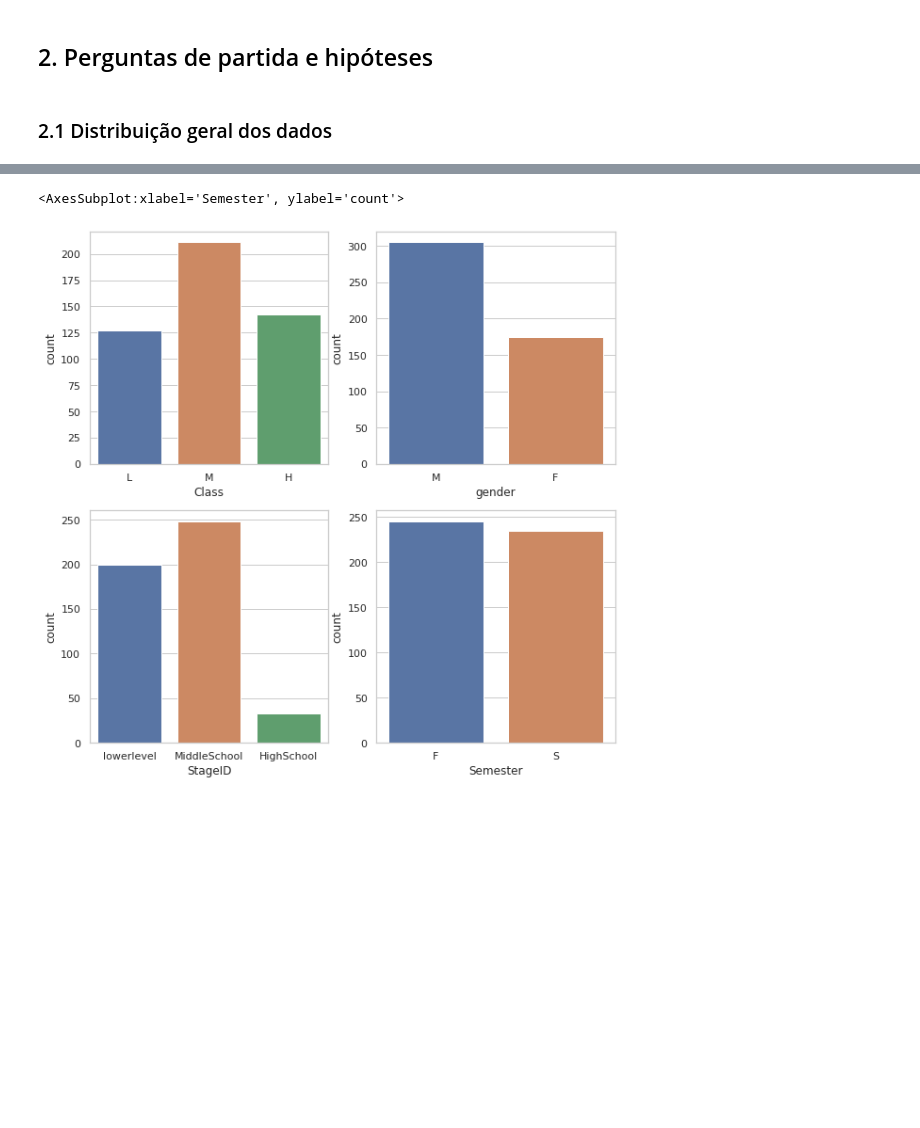
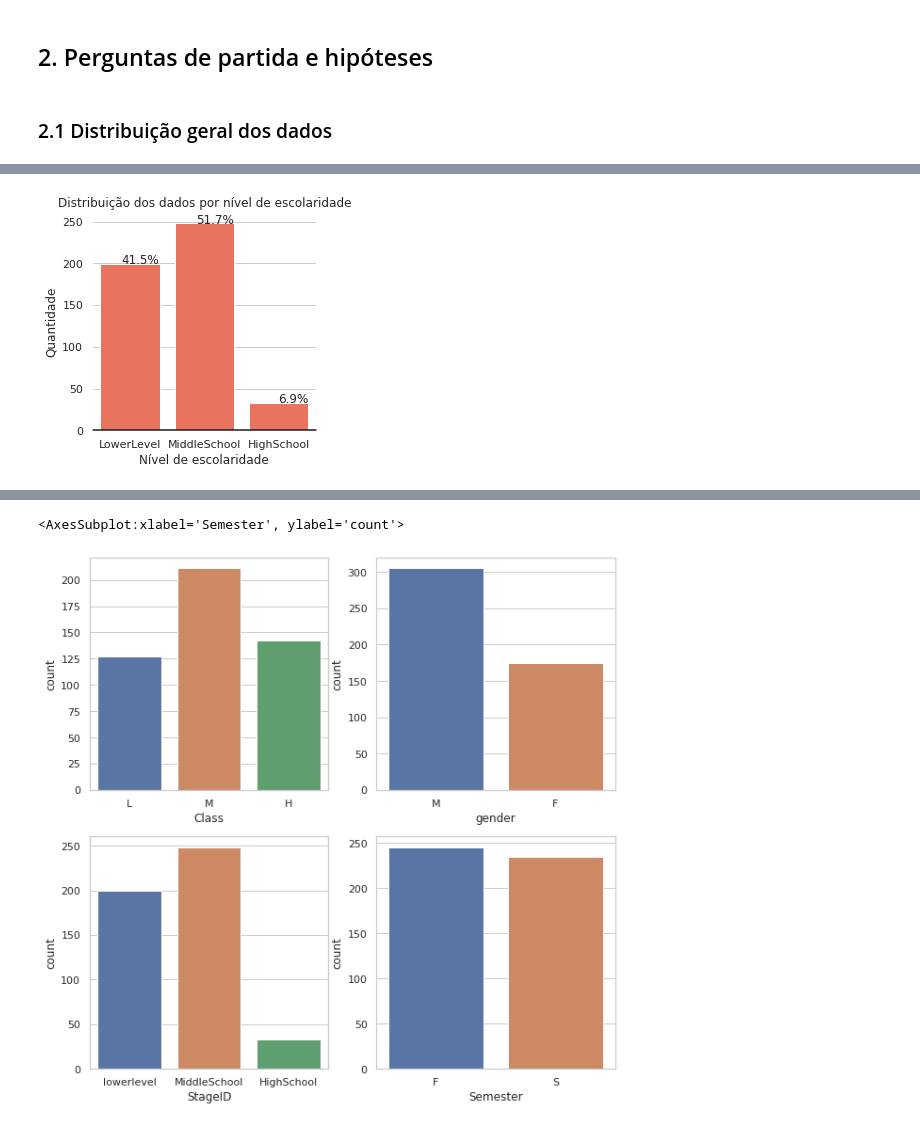
Before and after one commit to atlantico-academy/student-academic-performance, a Jupyter notebook: notebooks/01-exploratory_data_analysis.ipynb, the cells around one changed output, grey strips where cells are left out. Cells and saved outputs as stored; diff of their text form; code cells hidden in the pictures; blank space fills up the shorter version.

```diff
--- a/notebooks/01-exploratory_data_analysis.ipynb
+++ b/notebooks/01-exploratory_data_analysis.ipynb
@@ -77,0 +153,20 @@ Não há dados faltantes no dataset
+# %%
+df['StageID'] = df['StageID'].replace(	["lowerlevel"],"LowerLevel")
+# %%
+sns.set(style="whitegrid")
+plt.figure(figsize=(4,4))
+total = float(len(df))
+ax2 = sns.countplot(x="StageID", data=df, color='tomato')
+plt.xlabel('Nível de escolaridade')
+plt.ylabel('Quantidade')
+plt.title('Distribuição dos dados por nível de escolaridade', fontsize=12)
+ax2.set(frame_on=False)
+ax2.axhline(0, color="k", clip_on=False)
+for p in ax2.patches:
+    percentage = '{:.1f}%'.format(100 * p.get_height()/total)
+    x = p.get_x() + p.get_width()
+    y = p.get_height()
+    ax2.annotate(percentage, (x, y),ha='right')
+plt.show()
+# %% [output]
+[figure, added]
```
Also changed, not shown: parts of 24 cells of this notebook.
